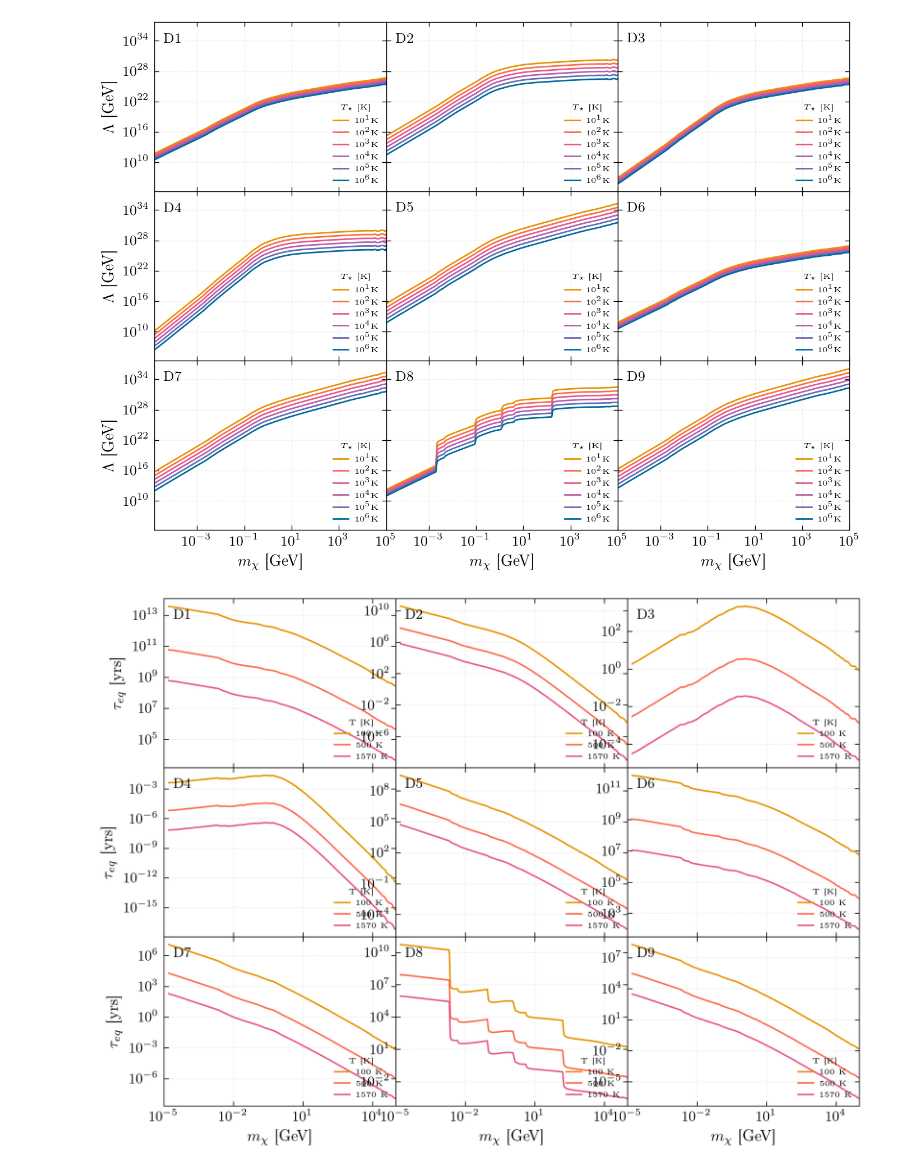
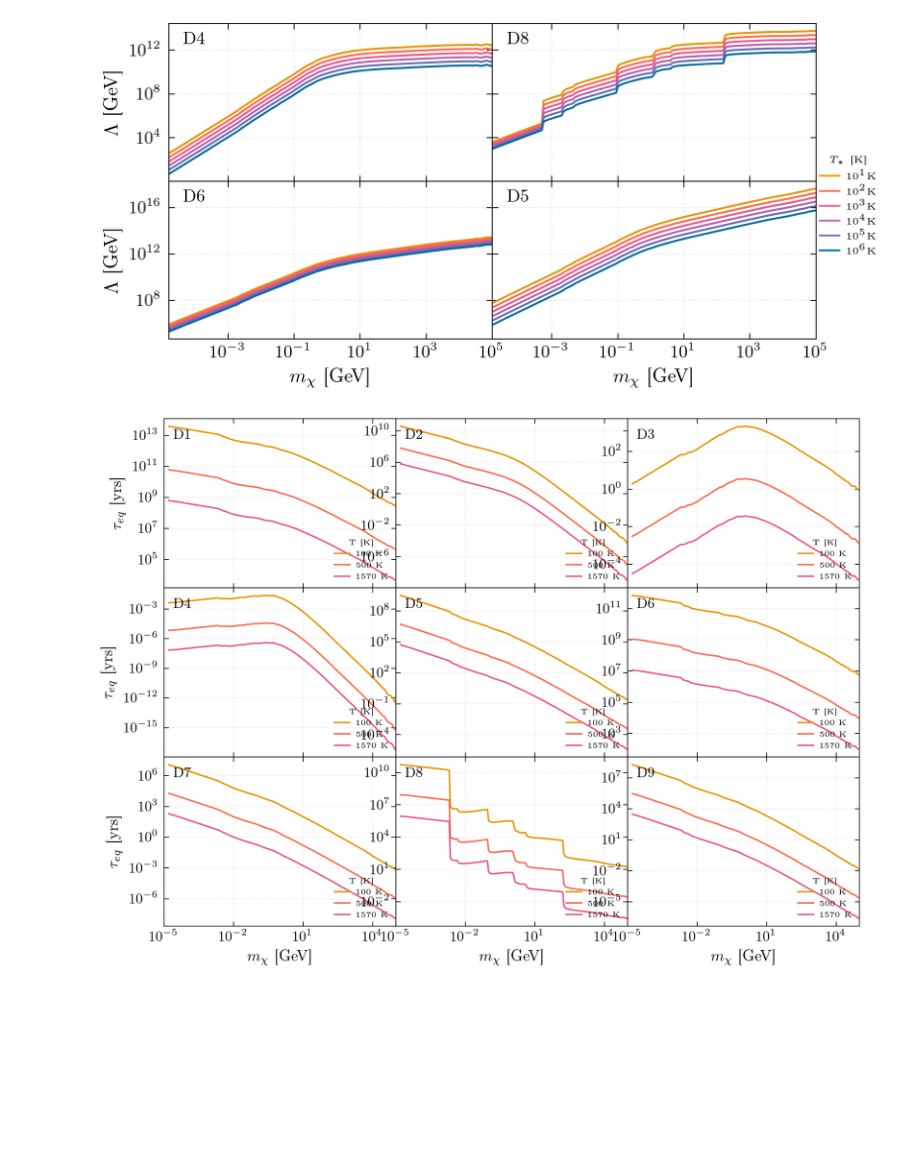
Before and after one commit to mvirgato/Masters, a Jupyter notebook: annihilation/pyAnn.ipynb, the cells around one changed output. Drawn from its saved outputs; the diff is of its cells as text; code cells hidden in the pictures; blank space fills up the shorter version.

```diff
--- a/annihilation/pyAnn.ipynb
+++ b/annihilation/pyAnn.ipynb
@@ -72,10 +59,46 @@ def ann_limits_plots():
                 col.set_ylabel('$\Lambda$ [GeV]')
             i+=1
     plt.savefig('ann_fdsup.pdf')
-# %%
-ann_limits_plots()
-# %% [output]
-[figure, removed]
+# %%
+def som_plots():
+
+    fig, ax = plt.subplots(figsize = (6,3), nrows = 2, ncols = 2, sharey = 'row', sharex = True, dpi = 300)
+    fig.subplots_adjust(hspace=0, wspace=0)
+
+    for j in range(len(ann_data['d4'].columns))[1:]:
+        ax[0,0].loglog(ann_data['d4'][0], ann_data['d4'][j], colours[j-1], label = leg_labels[j-1])
+    ax[0,0].set_xlabel('$m_\chi$ [GeV]')
+    ax[0,0].set_ylabel('$\Lambda$ [GeV]')
+    ax[0,0].legend(loc = (2,-0.5), shadow = False).set_title(title = '$T_\star$ [K]', prop={"size": 5})
+    ax[0,0].grid(b=True, which='major',  linestyle='--', alpha=0.2)
+    ax[0,0].text(0.08, 0.9, 'D4', ha='center', va='center', transform=ax[0,0].transAxes)
+
+    for j in range(len(ann_data['d8'].columns))[1:]:
+        ax[0,1].loglog(ann_data['d8'][0], ann_data['d8'][j], colours[j-1], label = leg_labels[j-1])
+    ax[0,1].set_xlabel('$m_\chi$ [GeV]')
+    ax[0,1].grid(b=True, which='major',  linestyle='--', alpha=0.2)
+    ax[0,1].text(0.08, 0.9, 'D8', ha='center', va='center', transform=ax[0,1].transAxes)
+
+    for j in range(len(ann_data['d6'].columns))[1:]:
+        ax[1,0].loglog(ann_data['d6'][0], ann_data['d6'][j], colours[j-1], label = leg_labels[j-1])
+    ax[1,0].set_xlabel('$m_\chi$ [GeV]')
+    ax[1,0].set_xlim(10**(-4.8), 1e5)
+    ax[1,0].set_ylabel('$\Lambda$ [GeV]')
+    ax[1,0].grid(b=True, which='major',  linestyle='--', alpha=0.2)
+    ax[1,0].text(0.08, 0.9, 'D6', ha='center', va='center', transform=ax[1,0].transAxes)
+
+    for j in range(len(ann_data['d5'].columns))[1:]:
+        ax[1,1].loglog(ann_data['d5'][0], ann_data['d5'][j], colours[j-1], label = leg_labels[j-1])
+    ax[1,1].set_xlabel('$m_\chi$ [GeV]')
+    ax[1,1].set_xlim(10**(-4.8), 1e5)
+    ax[1,1].grid(b=True, which='major',  linestyle='--', alpha=0.2)
+    ax[1,1].text(0.08, 0.9, 'D5', ha='center', va='center', transform=ax[1,1].transAxes)
+
+    plt.savefig('ann_lam.pdf')
+# %%
+som_plots()
+# %% [output]
+[figure, added]
 # %%
 def CA_eq_times_plots():
 
```
Also changed, not shown: parts of 7 cells of this notebook, 24 other files.
